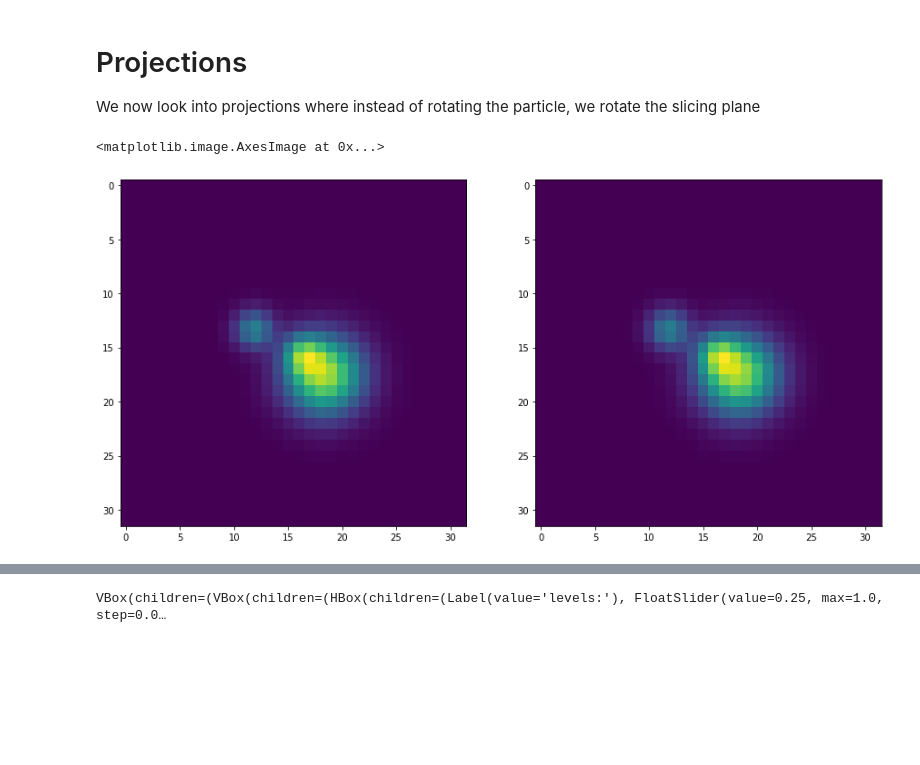
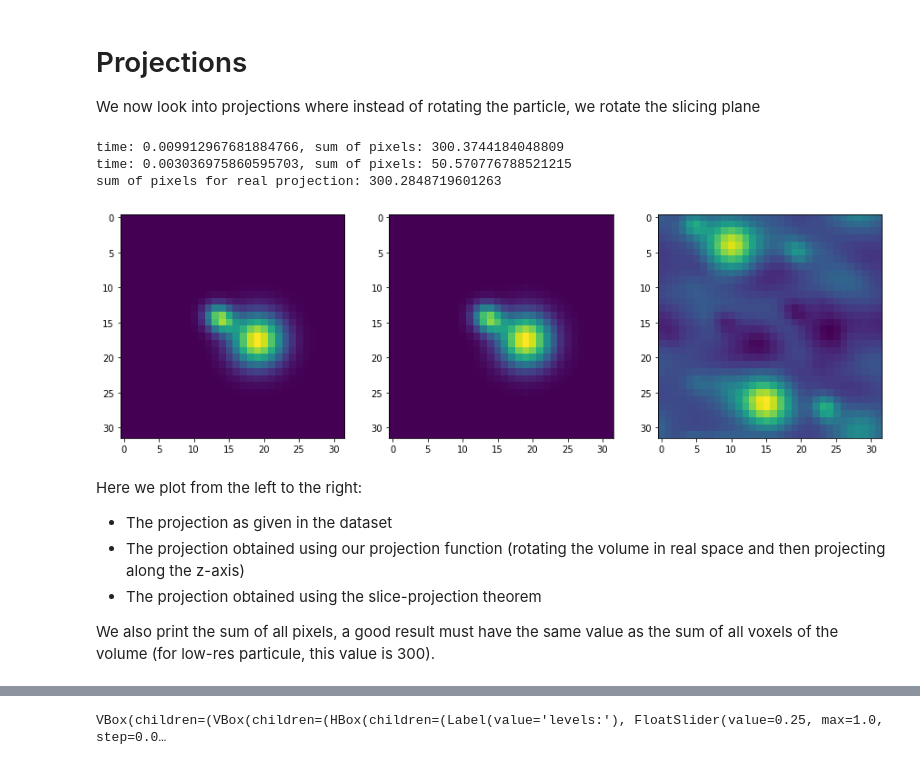
Before and after one commit to fredericpoitevin/gmm-cryoem, a Jupyter notebook: notebooks/Single particle reconstruction.ipynb, the cells around one changed output, grey strips where cells are left out. Cells and saved outputs as stored; diff of their text form; code cells hidden in the pictures; blank space fills up the shorter version.

```diff
--- a/notebooks/Single particle reconstruction.ipynb
+++ b/notebooks/Single particle reconstruction.ipynb
@@ -73,15 +74,37 @@ plt.show()
 # Projections
 We now look into projections where instead of rotating the particle, we rotate the slicing plane
 # %%
-i=12
+i=19
 Rot = R.from_rotvec(-metadataset[i,0:3])
+start1 = time.time()
 projection = project_volume(volume, Rot)
+end1 = time.time()
+print(f"time: {end1-start1}, sum of pixels: {np.sum(projection)}")
 
-fig, ax = plt.subplots(1, 2, figsize=(15,15))
+
+start2 = time.time()
+projection_bis = project_volume_bis(volume, Rot, angle_abs_mode=False)
+end2 = time.time()
+print(f"time: {end2-start2}, sum of pixels: {np.sum(projection_bis)}")
+
+fig, ax = plt.subplots(1, 3, figsize=(15,15))
 ax[0].imshow(dataset[i])
 ax[1].imshow(projection)
+ax[2].imshow(projection_bis)
+
+print(f"sum of pixels for real projection: {np.sum(dataset[i])}")
+plt.show()
 # %% [output]
-<matplotlib.image.AxesImage at 0x...>
+time: 0.009912967681884766, sum of pixels: 300.3744184048809
+time: 0.003036975860595703, sum of pixels: 50.570776788521215
+sum of pixels for real projection: 300.2848719601263
-[figure, old version]
+[figure, new version]
+# %% [markdown]
+Here we plot from the left to the right:
+- The projection as given in the dataset
+- The projection obtained using our projection function (rotating the volume in real space and then projecting along the z-axis)
+- The projection obtained using the slice-projection theorem
+
+We also print the sum of all pixels, a good result must have the same value as the sum of all voxels of the volume (for low-res particule, this value is 300).
 # %%
 #Note from Fred: j'en suis la. J'ai pas eu le temps de finir...
```
Also changed, not shown: parts of 29 cells of this notebook, 3 other files.
